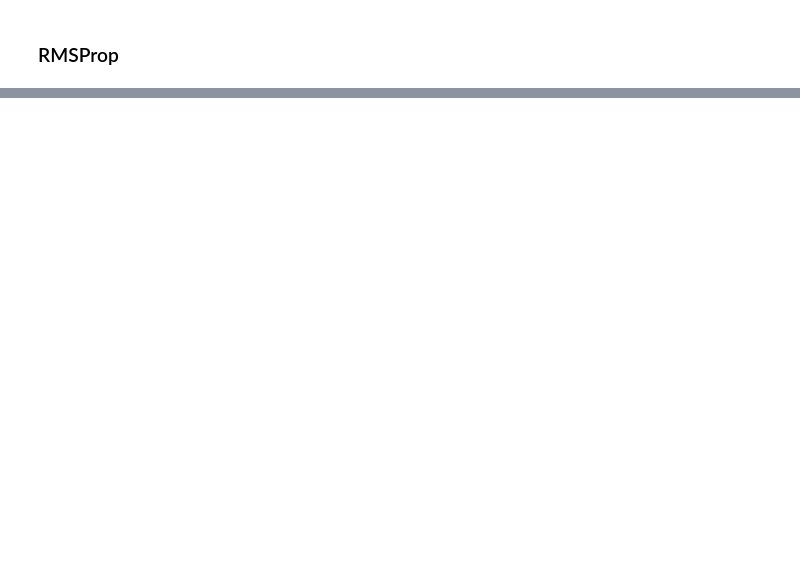
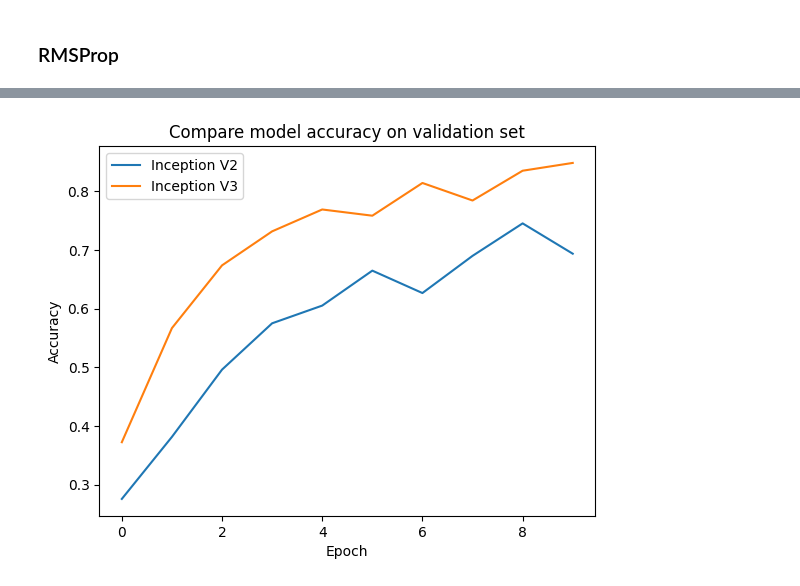
Before and after one commit to MilyangParkJaeHun/PapersWithCode, a Jupyter notebook: BackboneNetwork/InceptionV2-3/InceptionV2-3.ipynb, the cells around one changed output, grey strips where cells are left out. Saved outputs shown, nothing was run; the diff lists cells and outputs as text; code cells hidden in the pictures; blank space fills up the shorter version.

```diff
--- a/BackboneNetwork/InceptionV2-3/InceptionV2-3.ipynb
+++ b/BackboneNetwork/InceptionV2-3/InceptionV2-3.ipynb
@@ -539,0 +617,12 @@ model.compile(optimizer=optimizer,
+# %%
+import matplotlib.pyplot as plt
+
+plt.plot(inception_v2_history.history['val_output_acc'])
+plt.plot(inception_v3_history.history['val_output_acc'])
+plt.title('Compare model accuracy on validation set')
+plt.xlabel('Epoch')
+plt.ylabel('Accuracy')
+plt.legend(['Inception V2', 'Inception V3'], loc='upper left')
+plt.show()
+# %% [output]
+[figure, added]
```
Also changed, not shown: parts of 26 cells of this notebook.
